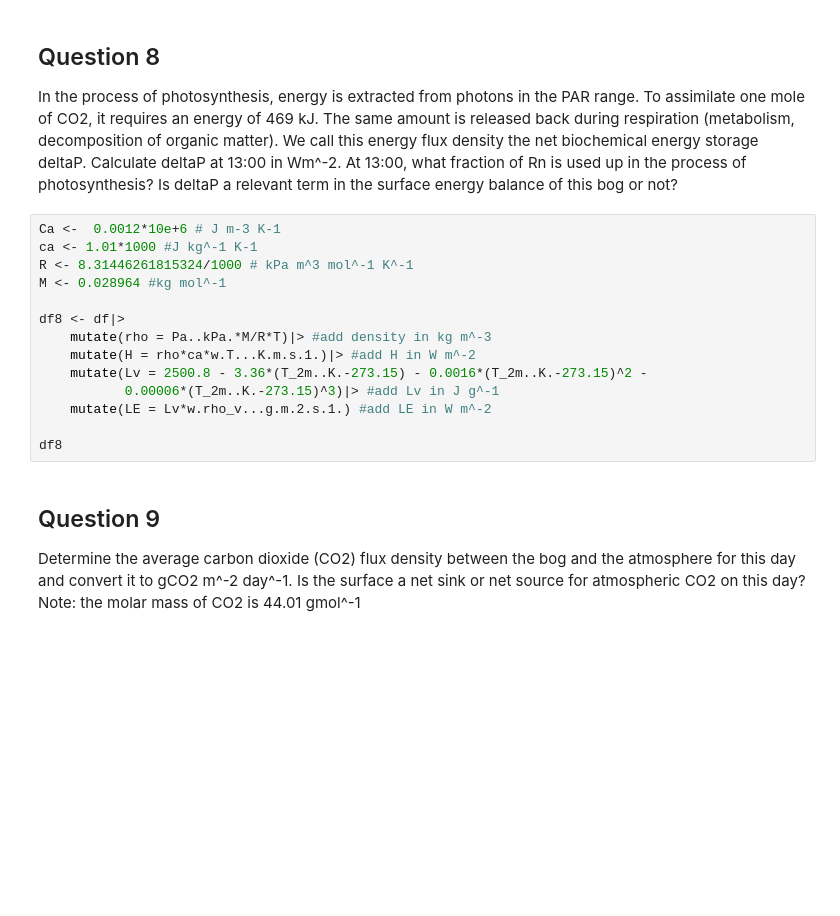
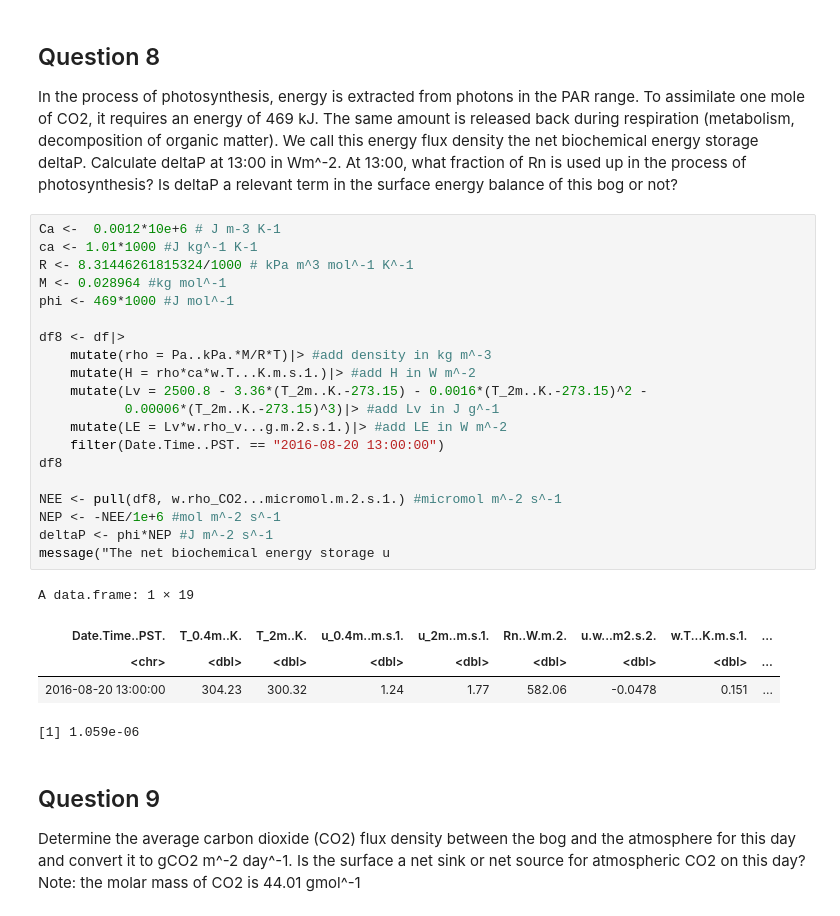
Before and after one commit to laurelyne/assignment4, a Jupyter notebook: 04.ipynb, the cells around one changed output. Saved outputs shown, nothing was run; the diff lists cells and outputs as text; blank space fills up the shorter version.

```diff
--- a/04.ipynb
+++ b/04.ipynb
@@ -246,17 +246,29 @@ In the process of photosynthesis, energy is extracted from photons in the PAR ra
 # %%
 Ca <-  0.0012*10e+6 # J m-3 K-1
 ca <- 1.01*1000 #J kg^-1 K-1
 R <- 8.31446261815324/1000 # kPa m^3 mol^-1 K^-1
 M <- 0.028964 #kg mol^-1
+phi <- 469*1000 #J mol^-1
 
 df8 <- df|>
     mutate(rho = Pa..kPa.*M/R*T)|> #add density in kg m^-3
     mutate(H = rho*ca*w.T...K.m.s.1.)|> #add H in W m^-2
     mutate(Lv = 2500.8 - 3.36*(T_2m..K.-273.15) - 0.0016*(T_2m..K.-273.15)^2 -
            0.00006*(T_2m..K.-273.15)^3)|> #add Lv in J g^-1
-    mutate(LE = Lv*w.rho_v...g.m.2.s.1.) #add LE in W m^-2
+    mutate(LE = Lv*w.rho_v...g.m.2.s.1.)|> #add LE in W m^-2
+    filter(Date.Time..PST. == "2016-08-20 13:00:00")
+df8
 
-df8
+NEE <- pull(df8, w.rho_CO2...micromol.m.2.s.1.) #micromol m^-2 s^-1
+NEP <- -NEE/1e+6 #mol m^-2 s^-1
+deltaP <- phi*NEP #J m^-2 s^-1
+message("The net biochemical energy storage u
+# %% [output]
+A data.frame: 1 × 19
+| Date.Time..PST. | T_0.4m..K. | T_2m..K. | u_0.4m..m.s.1. | u_2m..m.s.1. | Rn..W.m.2. | u.w...m2.s.2. | w.T...K.m.s.1. | ... |
+| <chr> | <dbl> | <dbl> | <dbl> | <dbl> | <dbl> | <dbl> | <dbl> | ... |
+| 2016-08-20 13:00:00 | 304.23 | 300.32 | 1.24 | 1.77 | 582.06 | -0.0478 | 0.151 | ... |
+[1] 1.059e-06
 # %% [markdown]
 ## Question 9
 Determine the average carbon dioxide (CO2) flux density between the bog and the atmosphere for this day and convert it to gCO2 m^-2 day^-1. Is the surface a net sink or net source for atmospheric CO2 on this day? Note: the molar mass of CO2 is 44.01 gmol^-1
```
Also changed, not shown: parts of 4 cells of this notebook.
